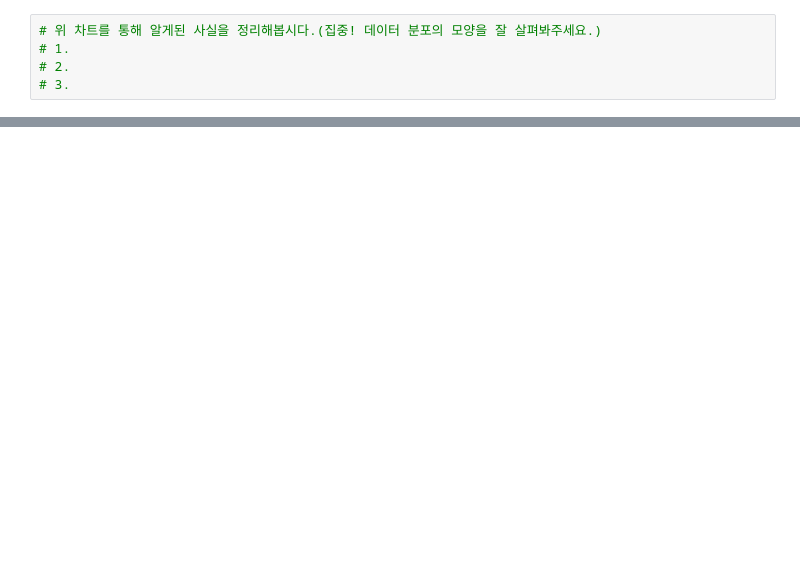
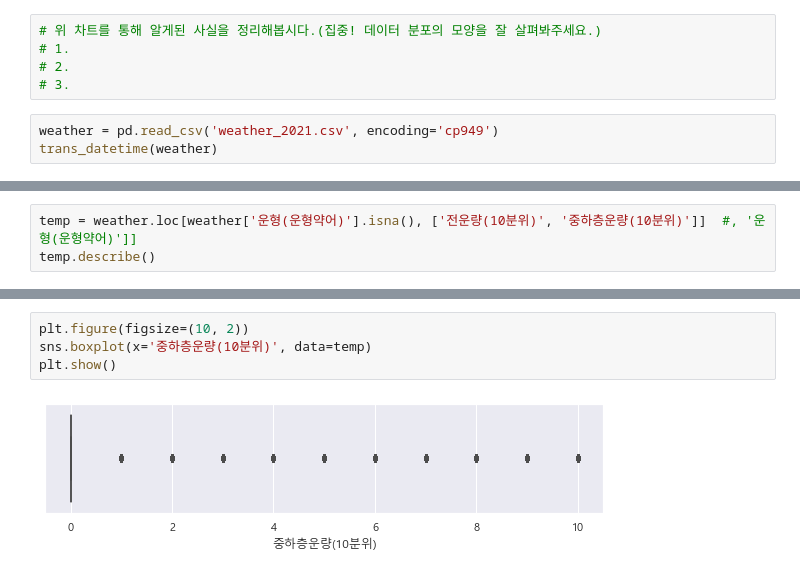
Before and after one commit to cyeongy/kt-aivle, a Jupyter notebook: 미니프로젝트2/미세먼지 실습파일/1. 데이터 불러오기 및 분석(EDA)_2차_미세먼지.ipynb, the cells around one changed output, grey strips where cells are left out. Saved outputs shown, nothing was run; the diff lists cells and outputs as text; blank space fills up the shorter version.

```diff
--- a/미니프로젝트2/미세먼지 실습파일/1. 데이터 불러오기 및 분석(EDA)_2차_미세먼지.ipynb
+++ b/미니프로젝트2/미세먼지 실습파일/1. 데이터 불러오기 및 분석(EDA)_2차_미세먼지.ipynb
@@ -124,3 +439,6 @@ sns.set(font="Malgun Gothic",#"NanumGothicCoding",
 # 1.
 # 2.
 # 3.
+# %%
+weather = pd.read_csv('weather_2021.csv', encoding='cp949')
+trans_datetime(weather)
@@ -126,0 +1108,3 @@ sns.set(font="Malgun Gothic",#"NanumGothicCoding",
+# %%
+temp = weather.loc[weather['운형(운형약어)'].isna(), ['전운량(10분위)', '중하층운량(10분위)']]  #, '운형(운형약어)']]
+temp.describe()
@@ -126,0 +1121,6 @@ sns.set(font="Malgun Gothic",#"NanumGothicCoding",
+# %%
+plt.figure(figsize=(10, 2))
+sns.boxplot(x='중하층운량(10분위)', data=temp)
+plt.show()
+# %% [output]
+[figure, added]
```
Also changed, not shown: parts of 84 cells of this notebook, 2 other files.
